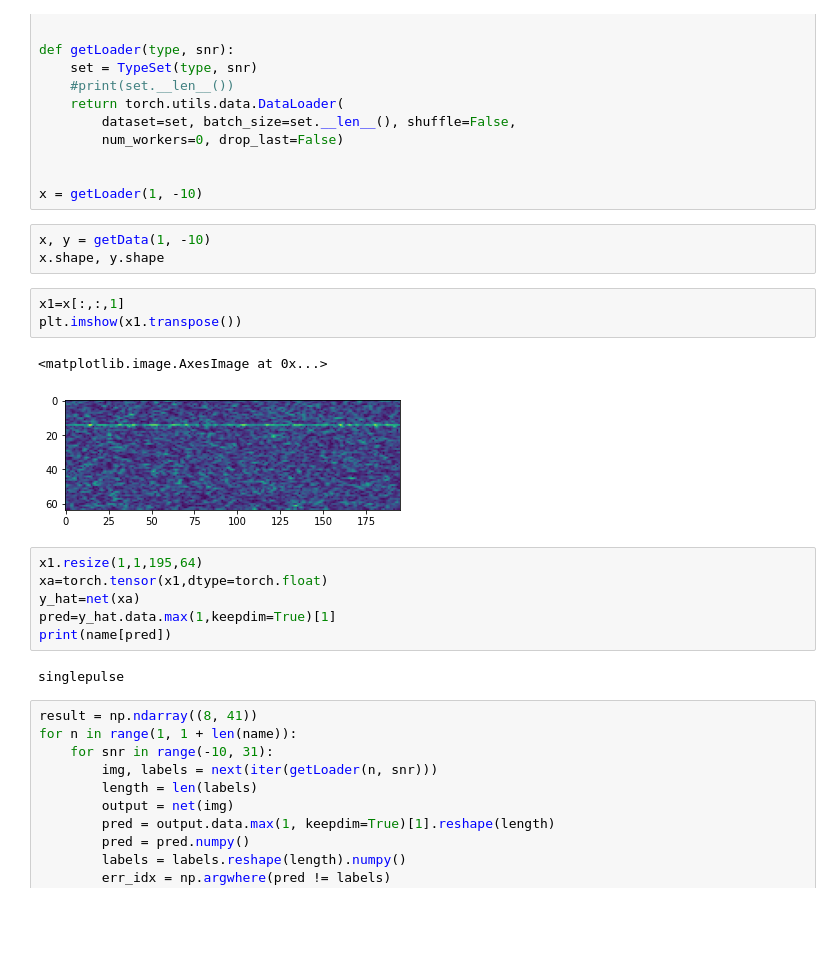
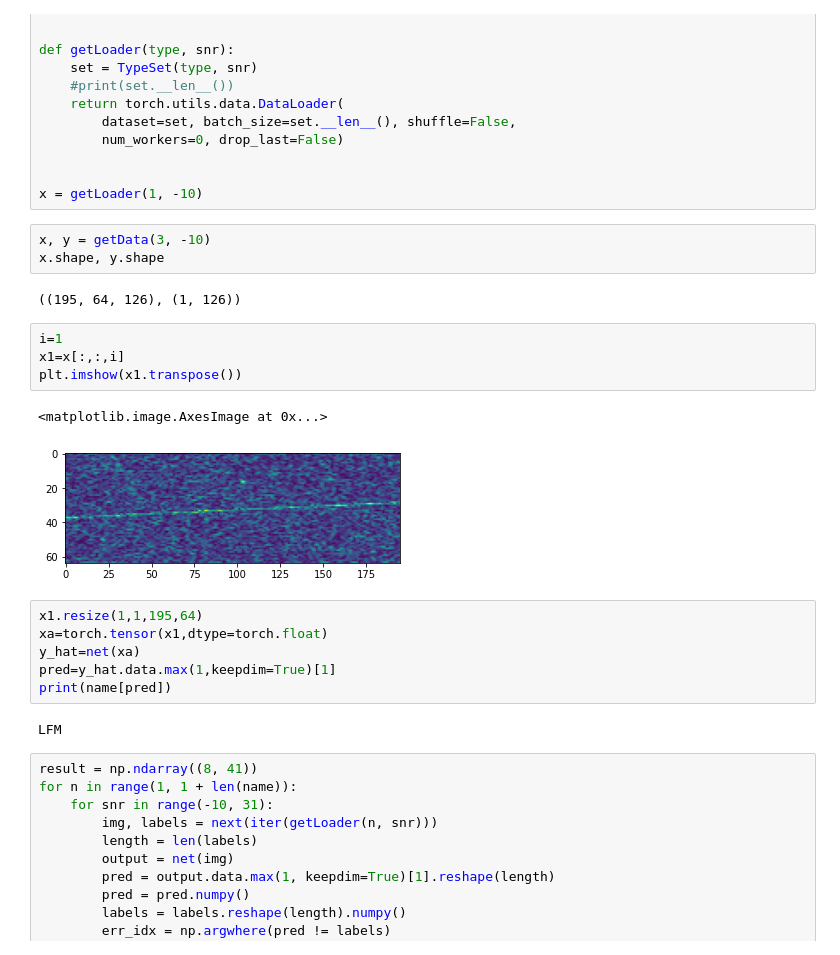
Before and after one commit to FEFD66/DeepMoreee, a Jupyter notebook: more/mod-test.ipynb, the cells around one changed output. Saved outputs shown, nothing was run; the diff lists cells and outputs as text; blank space fills up the shorter version.

```diff
--- a/more/mod-test.ipynb
+++ b/more/mod-test.ipynb
@@ -142,14 +142,17 @@ def getLoader(type, snr):
 
 x = getLoader(1, -10)
 # %%
-x, y = getData(1, -10)
+x, y = getData(3, -10)
 x.shape, y.shape
+# %% [output]
+((195, 64, 126), (1, 126))
 # %%
-x1=x[:,:,1]
+i=1
+x1=x[:,:,i]
 plt.imshow(x1.transpose())
 # %% [output]
 <matplotlib.image.AxesImage at 0x...>
-[figure, old version]
+[figure, new version]
 # %%
 x1.resize(1,1,195,64)
 xa=torch.tensor(x1,dtype=torch.float)
@@ -157,7 +160,7 @@ y_hat=net(xa)
 pred=y_hat.data.max(1,keepdim=True)[1]
 print(name[pred])
 # %% [output]
-singlepulse
+LFM
 # %%
 result = np.ndarray((8, 41))
 for n in range(1, 1 + len(name)):
```
